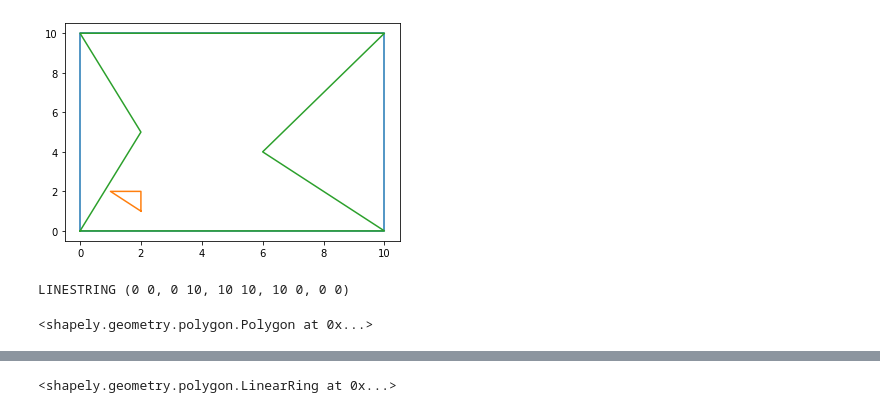
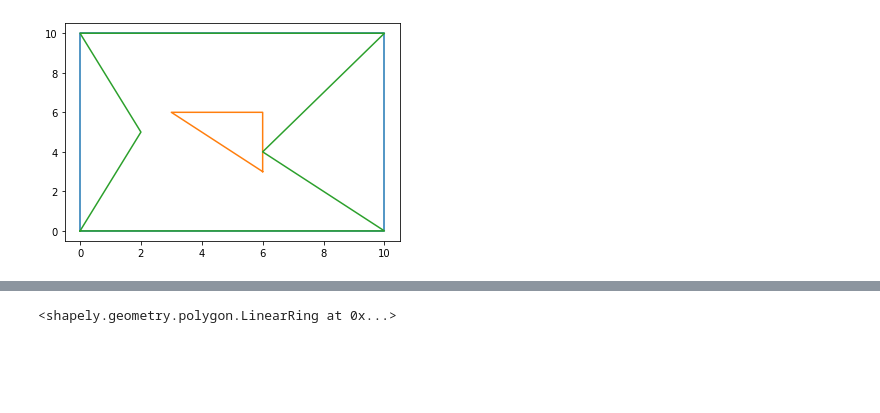
Before and after one commit to ejbosia/Fermat-Spirals, a Jupyter notebook: Shapley Tests.ipynb, the cells around one changed output, grey strips where cells are left out. Saved outputs shown, nothing was run; the diff lists cells and outputs as text; code cells hidden in the pictures; blank space fills up the shorter version.

```diff
--- a/Shapley Tests.ipynb
+++ b/Shapley Tests.ipynb
@@ -30,42 +30,34 @@ def plot_ring(lr):
 # %%
 lr1 = LinearRing(
     [
         (0,0),
         (0, 10),
         (10,10),
         (10,0)
     ]
 )
 
 lr2 = LinearRing(
     [
-        (2,1),
-        (1,2),
-        (2,2),
+        (6,3),
+        (3,6),
+        (6,6),
     ]
 )
 
 lr3 = LinearRing(
     [
         (0,0),
         (2,5),
         (0, 10),
         (10,10),
         (6,4),
         (10,0)
     ]
 )
 
 plot_ring(lr1)
 plot_ring(lr2)
 plot_ring(lr3)
 # %% [output]
-[figure, old version]
+[figure, new version]
-# %%
-ls = LineString(list(lr1.coords)[0:])
-print(ls)
-
-ls.buffer(1, cap_style=2)
-# %% [output]
-LINESTRING (0 0, 0 10, 10 10, 10 0, 0 0)
-<shapely.geometry.polygon.Polygon at 0x...>
```
Also changed, not shown: parts of 2 cells of this notebook, 2 other files.
